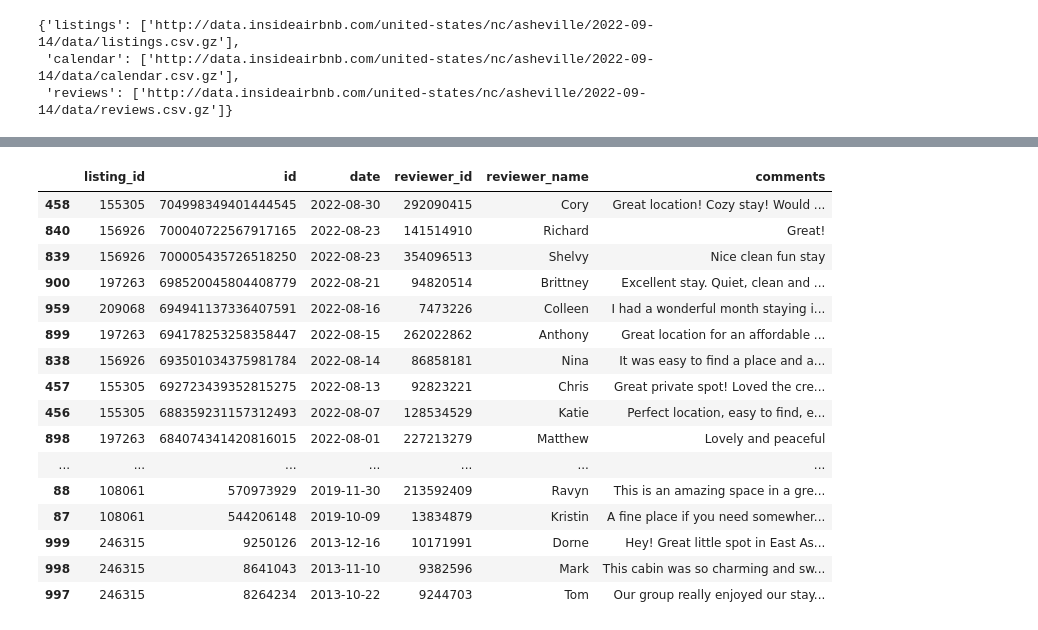
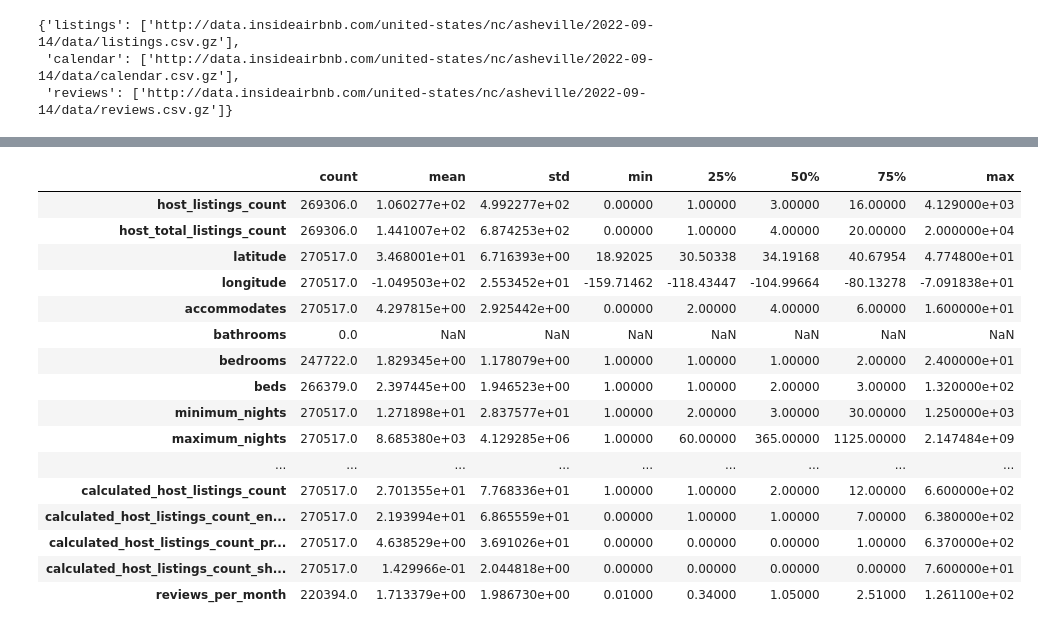
Before and after one commit to ganeshIIT/airbnb, a Jupyter notebook: airbnb.ipynb, the cells around one changed output, grey strips where cells are left out. Saved outputs shown, nothing was run; the diff lists cells and outputs as text; code cells hidden in the pictures.

Commit message:
making use of data loader to full load

```diff
--- a/airbnb.ipynb
+++ b/airbnb.ipynb
@@ -145,19 +174,29 @@ reviews_columns = ['listing_id',
                    'reviewer_name',
                    'comments']
 # %%
+all_listings = pd.DataFrame()
+all_calendar = pd.DataFrame()
+all_reviews = pd.DataFrame()
+
 for url in urls['listings']:
     # match = re.search('\d{4}-\d{2}-\d{2}', url)
     # print(datetime.strptime(match.group(), '%Y-%m-%d').date())
-    print(getdetailsfromurl(url))
-    d = (pd.read_csv(url, usecols= listing_columns, nrows=5)
+    #print(getdetailsfromurl(url))
+    listings = (pd.read_csv(url)
             .assign(country = getdetailsfromurl(url)['country'],
                     province = getdetailsfromurl(url)['province'],
                     city = getdetailsfromurl(url)['city'])
     )
+    all_listings = pd.concat([all_listings, listings])
+all_listings = all_listings[listing_columns]
 
 for url in urls['calendar']:
-    c =(pd.read_csv(url, usecols= calendar_columns, nrows=5)
-    )
+    calendar = pd.read_csv(url, parse_dates=['date'])
+    calendar = calendar.loc[:,calendar_columns].loc[calendar['date'].isin(pd.date_range(start =datetime.now().date(), periods=10, freq='D'))]
+    all_calendar = pd.concat([all_calendar, calendar])
 
 for url in urls['reviews']:
-    r =pd.read_csv(url, usecols= reviews_columns, nrows=5)
+    reviews =pd.read_csv(url, parse_dates=['date'])
+    reviews = reviews.sort_values(by = 'date', ascending=False).groupby('listing_id').head(10)
+    all_reviews = pd.concat([all_reviews, reviews])
+all_reviews = all_reviews[reviews_columns]
@@ -180 +211,13 @@ for url in urls['calendar']:
+# %%
+all_listings.drop_duplicates(subset = ['id', 'listing_url'], inplace = True)
+# %%
+all_listings = all_listings[listing_columns]
+# %%
+all_listings=(
+        all_listings.rename(columns = {'id':'listing_id'})
+            .assign(listing_id = lambda x: x['listing_id'].astype('object'),
+                    scrape_id = lambda x: x['scrape_id'].astype('object'),
+                    host_id = lambda x: x['host_id'].astype('object'),
+        )
+    )
 # %%
@@ -223,20 +242,0 @@ for url in urls['reviews']:
-# %%
-r.sort_values(by = 'date', ascending=False).groupby('listing_id').head(3)
-# %% [output]
-|  | listing_id | id | date | reviewer_id | reviewer_name | comments |
-| 458 | 155305 | 704998349401444545 | 2022-08-30 | 292090415 | Cory | Great location! Cozy stay! Would ... |
-| 840 | 156926 | 700040722567917165 | 2022-08-23 | 141514910 | Richard | Great! |
-| 839 | 156926 | 700005435726518250 | 2022-08-23 | 354096513 | Shelvy | Nice clean fun stay |
-| 900 | 197263 | 698520045804408779 | 2022-08-21 | 94820514 | Brittney | Excellent stay. Quiet, clean and ... |
-| 959 | 209068 | 694941137336407591 | 2022-08-16 | 7473226 | Colleen | I had a wonderful month staying i... |
-| 899 | 197263 | 694178253258358447 | 2022-08-15 | 262022862 | Anthony | Great location for an affordable ... |
-| 838 | 156926 | 693501034375981784 | 2022-08-14 | 86858181 | Nina | It was easy to find a place and a... |
-| 457 | 155305 | 692723439352815275 | 2022-08-13 | 92823221 | Chris | Great private spot! Loved the cre... |
-| 456 | 155305 | 688359231157312493 | 2022-08-07 | 128534529 | Katie | Perfect location, easy to find, e... |
-| 898 | 197263 | 684074341420816015 | 2022-08-01 | 227213279 | Matthew | Lovely and peaceful |
-| ... | ... | ... | ... | ... | ... | ... |
-| 88 | 108061 | 570973929 | 2019-11-30 | 213592409 | Ravyn | This is an amazing space in a gre... |
-| 87 | 108061 | 544206148 | 2019-10-09 | 13834879 | Kristin | A fine place if you need somewher... |
-| 999 | 246315 | 9250126 | 2013-12-16 | 10171991 | Dorne | Hey! Great little spot in East As... |
-| 998 | 246315 | 8641043 | 2013-11-10 | 9382596 | Mark | This cabin was so charming and sw... |
-| 997 | 246315 | 8264234 | 2013-10-22 | 9244703 | Tom | Our group really enjoyed our stay... |
@@ -242,0 +245,20 @@ r.sort_values(by = 'date', ascending=False).groupby('listing_id').head(3)
+# %%
+all_listings.describe().T
+# %% [output]
+|  | count | mean | std | min | 25% | 50% | 75% | max |
+| host_listings_count | 269306.0 | 1.060277e+02 | 4.992277e+02 | 0.00000 | 1.00000 | 3.00000 | 16.00000 | 4.129000e+03 |
+| host_total_listings_count | 269306.0 | 1.441007e+02 | 6.874253e+02 | 0.00000 | 1.00000 | 4.00000 | 20.00000 | 2.000000e+04 |
+| latitude | 270517.0 | 3.468001e+01 | 6.716393e+00 | 18.92025 | 30.50338 | 34.19168 | 40.67954 | 4.774800e+01 |
+| longitude | 270517.0 | -1.049503e+02 | 2.553452e+01 | -159.71462 | -118.43447 | -104.99664 | -80.13278 | -7.091838e+01 |
+| accommodates | 270517.0 | 4.297815e+00 | 2.925442e+00 | 0.00000 | 2.00000 | 4.00000 | 6.00000 | 1.600000e+01 |
+| bathrooms | 0.0 | NaN | NaN | NaN | NaN | NaN | NaN | NaN |
+| bedrooms | 247722.0 | 1.829345e+00 | 1.178079e+00 | 1.00000 | 1.00000 | 1.00000 | 2.00000 | 2.400000e+01 |
+| beds | 266379.0 | 2.397445e+00 | 1.946523e+00 | 1.00000 | 1.00000 | 2.00000 | 3.00000 | 1.320000e+02 |
+| minimum_nights | 270517.0 | 1.271898e+01 | 2.837577e+01 | 1.00000 | 2.00000 | 3.00000 | 30.00000 | 1.250000e+03 |
+| maximum_nights | 270517.0 | 8.685380e+03 | 4.129285e+06 | 1.00000 | 60.00000 | 365.00000 | 1125.00000 | 2.147484e+09 |
+| ... | ... | ... | ... | ... | ... | ... | ... | ... |
+| calculated_host_listings_count | 270517.0 | 2.701355e+01 | 7.768336e+01 | 1.00000 | 1.00000 | 2.00000 | 12.00000 | 6.600000e+02 |
+| calculated_host_listings_count_en... | 270517.0 | 2.193994e+01 | 6.865559e+01 | 0.00000 | 1.00000 | 1.00000 | 7.00000 | 6.380000e+02 |
+| calculated_host_listings_count_pr... | 270517.0 | 4.638529e+00 | 3.691026e+01 | 0.00000 | 0.00000 | 0.00000 | 1.00000 | 6.370000e+02 |
+| calculated_host_listings_count_sh... | 270517.0 | 1.429966e-01 | 2.044818e+00 | 0.00000 | 0.00000 | 0.00000 | 0.00000 | 7.600000e+01 |
+| reviews_per_month | 220394.0 | 1.713379e+00 | 1.986730e+00 | 0.01000 | 0.34000 | 1.05000 | 2.51000 | 1.261100e+02 |
```
Also changed, not shown: parts of 16 cells of this notebook.
